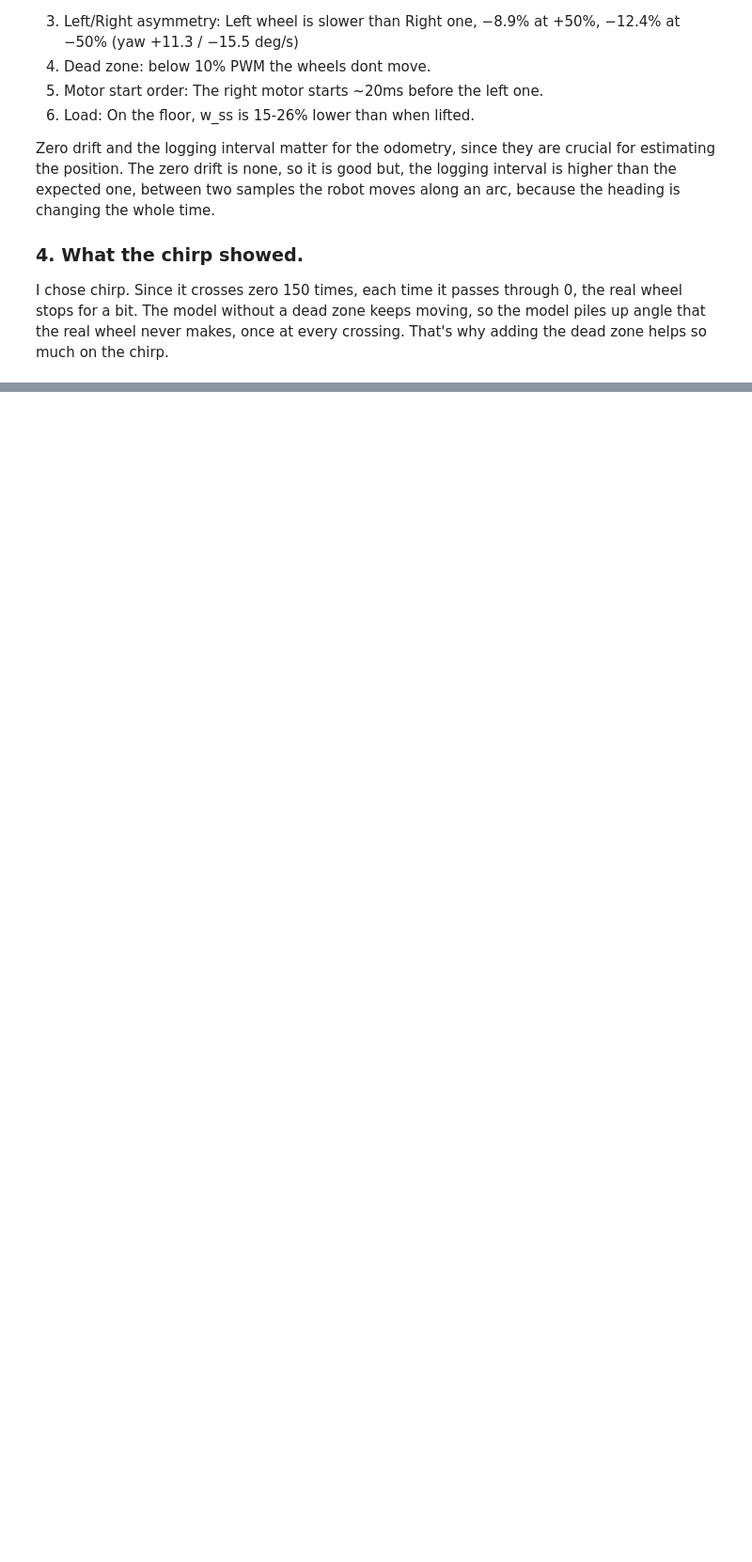
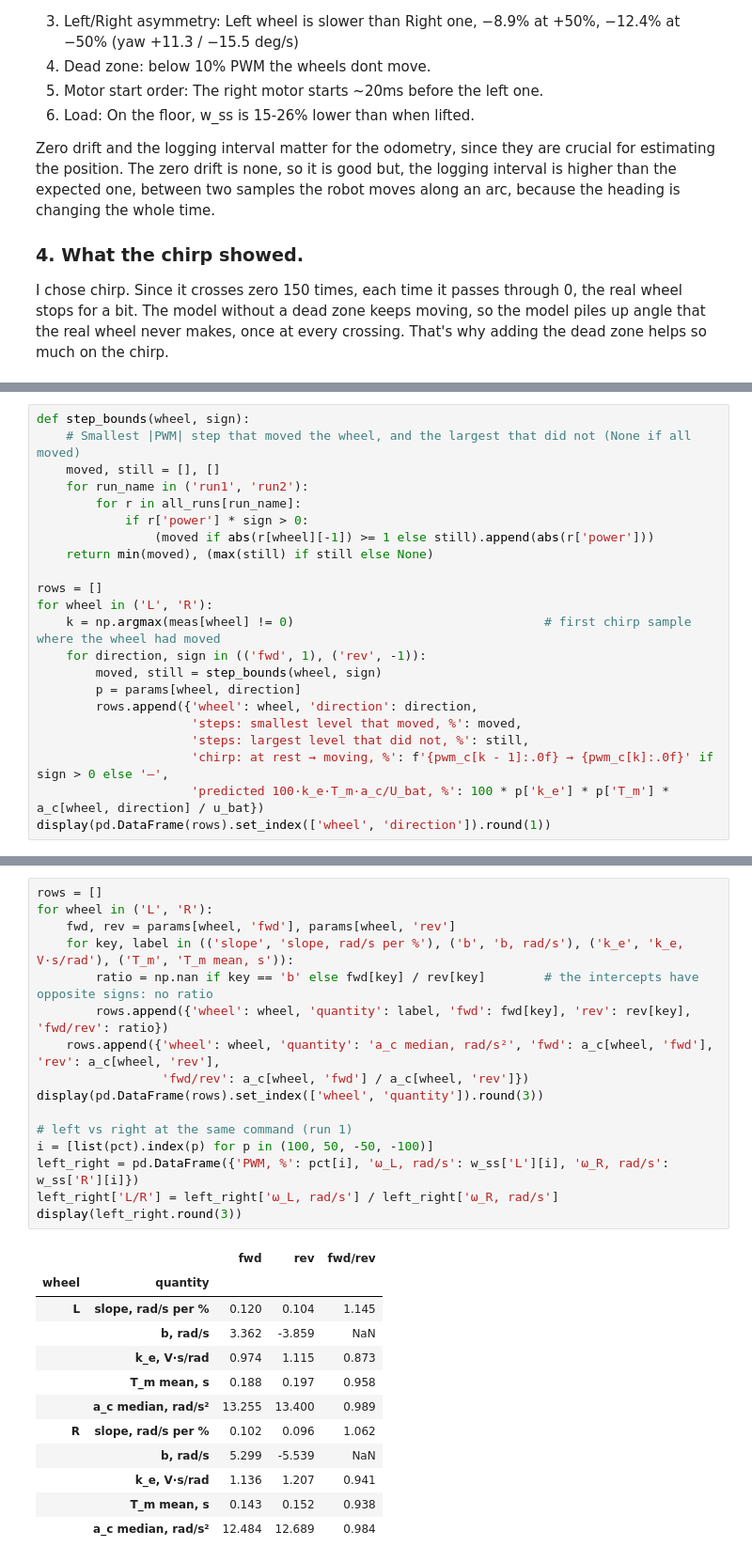
Before and after one commit to fleikey/robotics-cs413, a Jupyter notebook: Lab5/robotics_lab5_240054.ipynb, the cells around one changed output, grey strips where cells are left out. Shown at 94% size. Saved outputs shown, nothing was run; the diff lists cells and outputs as text; blank space fills up the shorter version.

```diff
--- a/Lab5/robotics_lab5_240054.ipynb
+++ b/Lab5/robotics_lab5_240054.ipynb
@@ -578,0 +680,22 @@ I chose chirp. Since it crosses zero 150 times, each time it passes through 0, t
+# %%
+def step_bounds(wheel, sign):
+    # Smallest |PWM| step that moved the wheel, and the largest that did not (None if all moved)
+    moved, still = [], []
+    for run_name in ('run1', 'run2'):
+        for r in all_runs[run_name]:
+            if r['power'] * sign > 0:
+                (moved if abs(r[wheel][-1]) >= 1 else still).append(abs(r['power']))
+    return min(moved), (max(still) if still else None)
+
+rows = []
+for wheel in ('L', 'R'):
+    k = np.argmax(meas[wheel] != 0)                                  # first chirp sample where the wheel had moved
+    for direction, sign in (('fwd', 1), ('rev', -1)):
+        moved, still = step_bounds(wheel, sign)
+        p = params[wheel, direction]
+        rows.append({'wheel': wheel, 'direction': direction,
+                     'steps: smallest level that moved, %': moved,
+                     'steps: largest level that did not, %': still,
+                     'chirp: at rest → moving, %': f'{pwm_c[k - 1]:.0f} → {pwm_c[k]:.0f}' if sign > 0 else '–',
+                     'predicted 100·k_e·T_m·a_c/U_bat, %': 100 * p['k_e'] * p['T_m'] * a_c[wheel, direction] / u_bat})
+display(pd.DataFrame(rows).set_index(['wheel', 'direction']).round(1))
@@ -578,0 +709,29 @@ I chose chirp. Since it crosses zero 150 times, each time it passes through 0, t
+# %%
+rows = []
+for wheel in ('L', 'R'):
+    fwd, rev = params[wheel, 'fwd'], params[wheel, 'rev']
+    for key, label in (('slope', 'slope, rad/s per %'), ('b', 'b, rad/s'), ('k_e', 'k_e, V·s/rad'), ('T_m', 'T_m mean, s')):
+        ratio = np.nan if key == 'b' else fwd[key] / rev[key]        # the intercepts have opposite signs: no ratio
+        rows.append({'wheel': wheel, 'quantity': label, 'fwd': fwd[key], 'rev': rev[key], 'fwd/rev': ratio})
+    rows.append({'wheel': wheel, 'quantity': 'a_c median, rad/s²', 'fwd': a_c[wheel, 'fwd'], 'rev': a_c[wheel, 'rev'],
+                 'fwd/rev': a_c[wheel, 'fwd'] / a_c[wheel, 'rev']})
+display(pd.DataFrame(rows).set_index(['wheel', 'quantity']).round(3))
+
+# left vs right at the same command (run 1)
+i = [list(pct).index(p) for p in (100, 50, -50, -100)]
+left_right = pd.DataFrame({'PWM, %': pct[i], 'ω_L, rad/s': w_ss['L'][i], 'ω_R, rad/s': w_ss['R'][i]})
+left_right['L/R'] = left_right['ω_L, rad/s'] / left_right['ω_R, rad/s']
+display(left_right.round(3))
+# %% [output]
+|  |  | fwd | rev | fwd/rev |
+| wheel | quantity |  |  |  |
+| L | slope, rad/s per % | 0.120 | 0.104 | 1.145 |
+|  | b, rad/s | 3.362 | -3.859 | NaN |
+|  | k_e, V·s/rad | 0.974 | 1.115 | 0.873 |
+|  | T_m mean, s | 0.188 | 0.197 | 0.958 |
+|  | a_c median, rad/s² | 13.255 | 13.400 | 0.989 |
+| R | slope, rad/s per % | 0.102 | 0.096 | 1.062 |
+|  | b, rad/s | 5.299 | -5.539 | NaN |
+|  | k_e, V·s/rad | 1.136 | 1.207 | 0.941 |
+|  | T_m mean, s | 0.143 | 0.152 | 0.938 |
+|  | a_c median, rad/s² | 12.484 | 12.689 | 0.984 |
```
Also changed, not shown: parts of 15 cells of this notebook.
